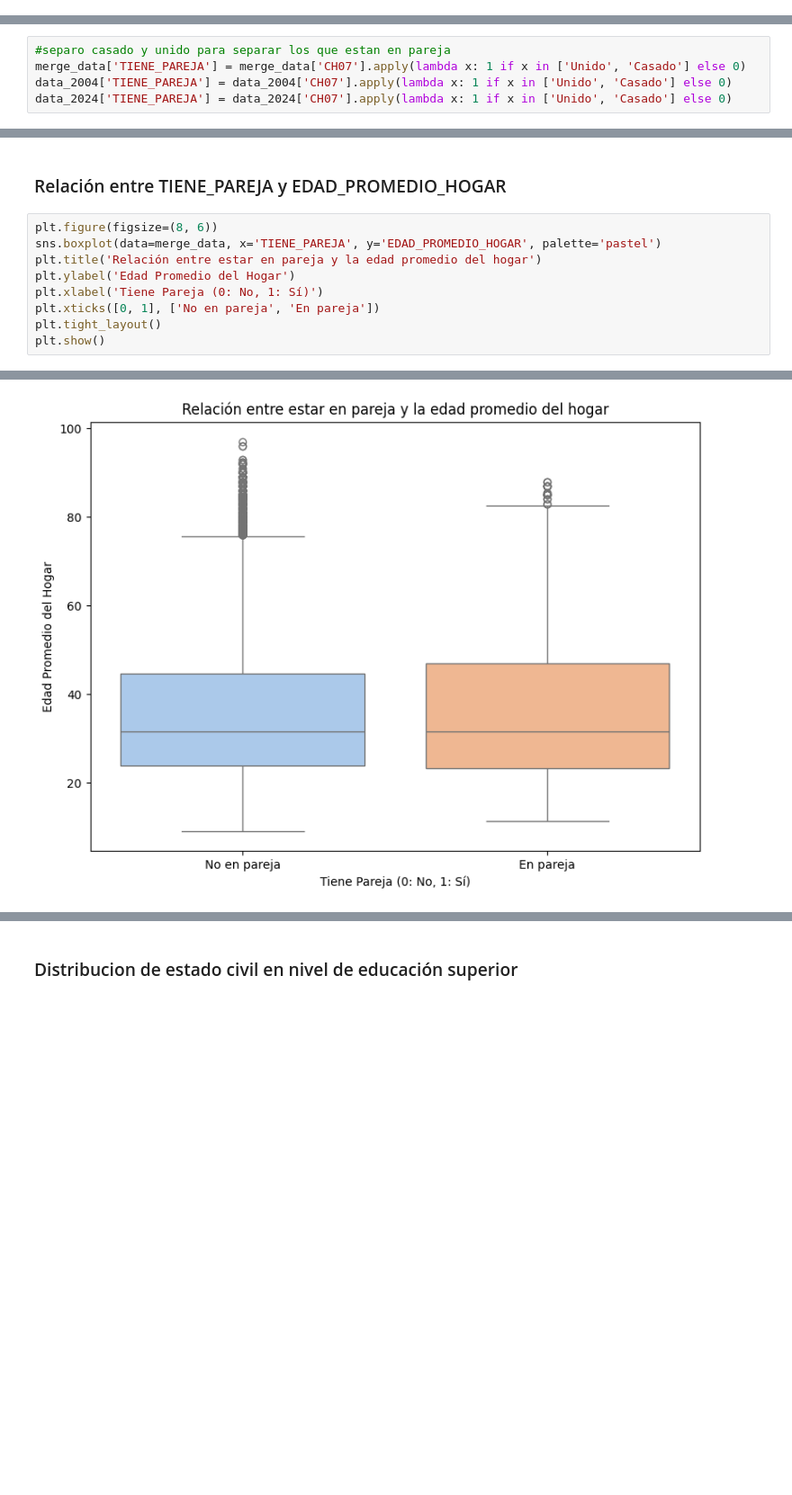
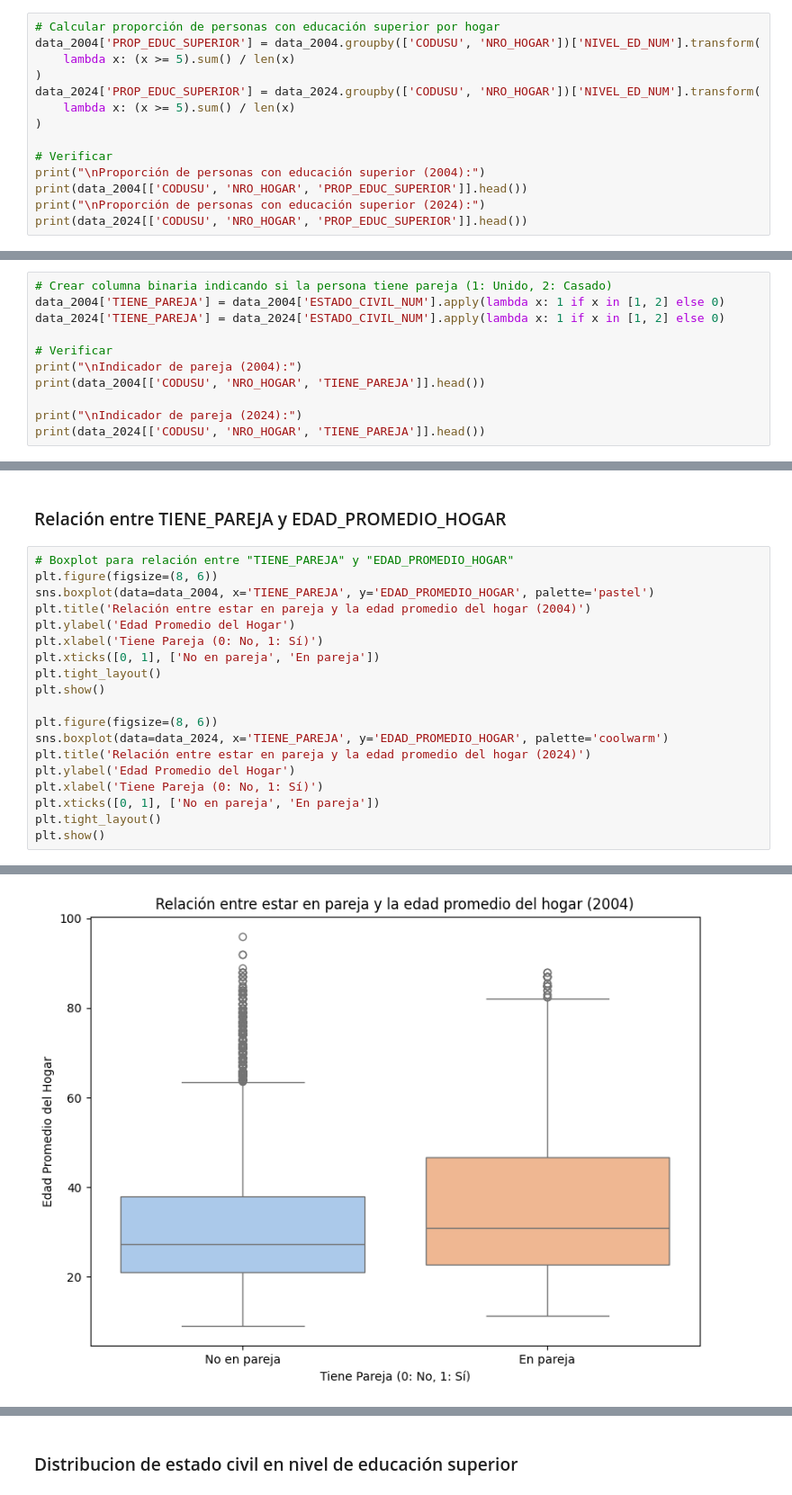
Before and after one commit to fstrejilevich/CC408-T2-5, a Jupyter notebook: TP4/TP4Cs.ipynb, the cells around one changed output, grey strips where cells are left out. Shown: that part at 90% size. Saved outputs shown, nothing was run; the diff lists cells and outputs as text; blank space fills up the shorter version.

```diff
--- a/TP4/TP4Cs.ipynb
+++ b/TP4/TP4Cs.ipynb
@@ -489,0 +385,14 @@ data_2024['PROP_EDUC_SUPERIOR'] = data_2024.groupby(['CODUSU', 'NRO_HOGAR'])['NI
+# %%
+# Calcular proporción de personas con educación superior por hogar
+data_2004['PROP_EDUC_SUPERIOR'] = data_2004.groupby(['CODUSU', 'NRO_HOGAR'])['NIVEL_ED_NUM'].transform(
+    lambda x: (x >= 5).sum() / len(x)
+)
+data_2024['PROP_EDUC_SUPERIOR'] = data_2024.groupby(['CODUSU', 'NRO_HOGAR'])['NIVEL_ED_NUM'].transform(
+    lambda x: (x >= 5).sum() / len(x)
+)
+
+# Verificar
+print("\nProporción de personas con educación superior (2004):")
+print(data_2004[['CODUSU', 'NRO_HOGAR', 'PROP_EDUC_SUPERIOR']].head())
+print("\nProporción de personas con educación superior (2024):")
+print(data_2024[['CODUSU', 'NRO_HOGAR', 'PROP_EDUC_SUPERIOR']].head())
@@ -501,8 +448,14 @@ data_2024['ESTADO_CIVIL_NUM'] = data_2024['CH07'].replace(estado_civil)
 ### Variable 5- Tiene pareja (Casado o Unido)
 # %% [markdown]
 ###### Pasa algo similar al anteiror pueden pensarse como una, pero pasarla a numerica permite ver muchos analisis en el punto 5
-# %%
-#separo casado y unido para separar los que estan en pareja
-merge_data['TIENE_PAREJA'] = merge_data['CH07'].apply(lambda x: 1 if x in ['Unido', 'Casado'] else 0)
-data_2004['TIENE_PAREJA'] = data_2004['CH07'].apply(lambda x: 1 if x in ['Unido', 'Casado'] else 0)
-data_2024['TIENE_PAREJA'] = data_2024['CH07'].apply(lambda x: 1 if x in ['Unido', 'Casado'] else 0)
+# %%
+# Crear columna binaria indicando si la persona tiene pareja (1: Unido, 2: Casado)
+data_2004['TIENE_PAREJA'] = data_2004['ESTADO_CIVIL_NUM'].apply(lambda x: 1 if x in [1, 2] else 0)
+data_2024['TIENE_PAREJA'] = data_2024['ESTADO_CIVIL_NUM'].apply(lambda x: 1 if x in [1, 2] else 0)
+
+# Verificar
+print("\nIndicador de pareja (2004):")
+print(data_2004[['CODUSU', 'NRO_HOGAR', 'TIENE_PAREJA']].head())
+
+print("\nIndicador de pareja (2024):")
+print(data_2024[['CODUSU', 'NRO_HOGAR', 'TIENE_PAREJA']].head())
@@ -588,14 +600,24 @@ plt.show()
 # %% [markdown]
 ### Relación entre TIENE_PAREJA y EDAD_PROMEDIO_HOGAR
 # %%
+# Boxplot para relación entre "TIENE_PAREJA" y "EDAD_PROMEDIO_HOGAR"
 plt.figure(figsize=(8, 6))
-sns.boxplot(data=merge_data, x='TIENE_PAREJA', y='EDAD_PROMEDIO_HOGAR', palette='pastel')
-plt.title('Relación entre estar en pareja y la edad promedio del hogar')
+sns.boxplot(data=data_2004, x='TIENE_PAREJA', y='EDAD_PROMEDIO_HOGAR', palette='pastel')
+plt.title('Relación entre estar en pareja y la edad promedio del hogar (2004)')
 plt.ylabel('Edad Promedio del Hogar')
 plt.xlabel('Tiene Pareja (0: No, 1: Sí)')
 plt.xticks([0, 1], ['No en pareja', 'En pareja'])
 plt.tight_layout()
 plt.show()
+
+plt.figure(figsize=(8, 6))
+sns.boxplot(data=data_2024, x='TIENE_PAREJA', y='EDAD_PROMEDIO_HOGAR', palette='coolwarm')
+plt.title('Relación entre estar en pareja y la edad promedio del hogar (2024)')
+plt.ylabel('Edad Promedio del Hogar')
+plt.xlabel('Tiene Pareja (0: No, 1: Sí)')
+plt.xticks([0, 1], ['No en pareja', 'En pareja'])
+plt.tight_layout()
+plt.show()
 # %% [output]
 Passing `palette` without assigning `hue` is deprecated and will be removed in v0.14.0. Assign the `x` variable to `hue` and set `legend=False` for the same effect.
 
@@ -603 +625 @@ Passing `palette` without assigning `hue` is deprecated and will be removed in v
-[figure, old version]
+[figure, new version]
```
Also changed, not shown: parts of 59 cells of this notebook.
